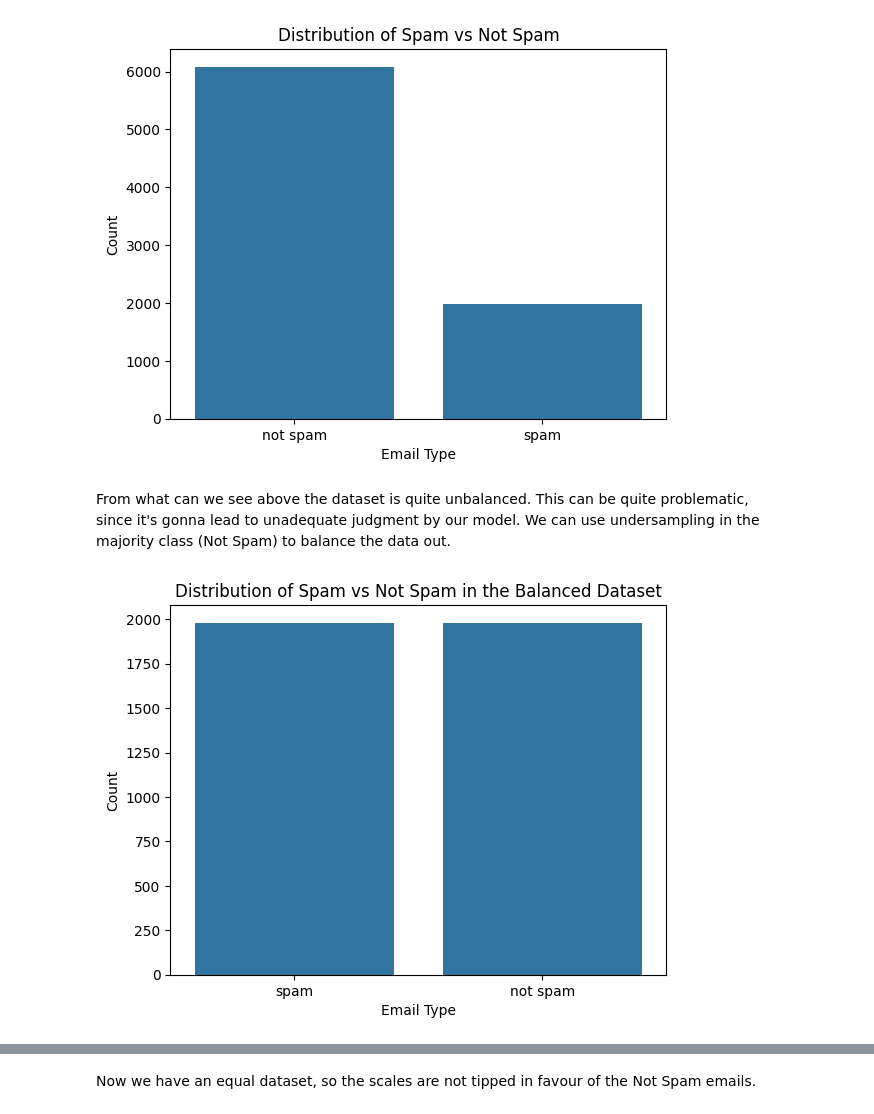
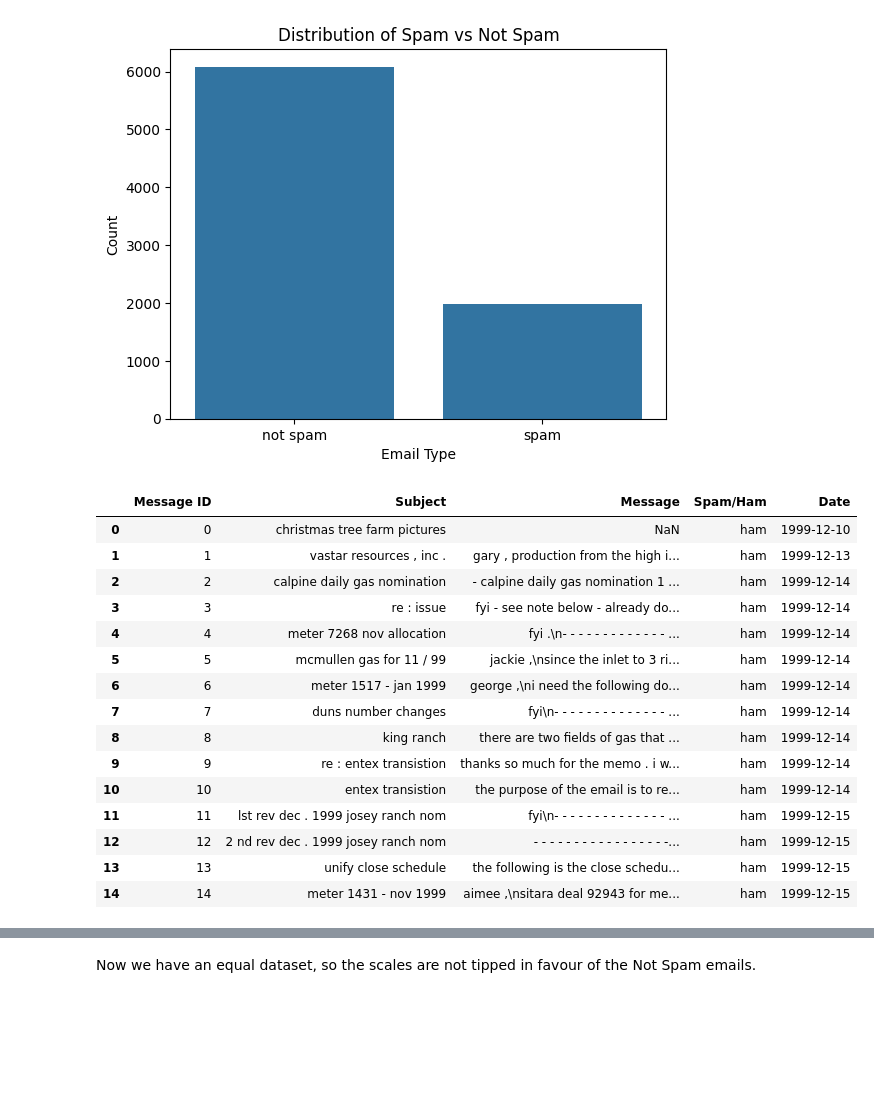
Before and after one commit to KaloyanRakov/Spam-Email-Classifier, a Jupyter notebook: Notebooks/SpamShield.ipynb, the cells around one changed output, grey strips where cells are left out. Cells and saved outputs as stored; diff of their text form; code cells hidden in the pictures; blank space fills up the shorter version.

```diff
--- a/Notebooks/SpamShield.ipynb
+++ b/Notebooks/SpamShield.ipynb
@@ -228,29 +227,24 @@ plt.ylabel("Count")
 plt.show()
 # %% [output]
 [figure]
-# %% [markdown]
-From what can we see above the dataset is quite unbalanced. This can be quite problematic, since it's gonna lead to unadequate judgment by our model. We can use undersampling in the majority class (Not Spam) to balance the data out.
-# %%
-from sklearn.utils import resample
-
-spam_df = combined_df[combined_df['label'] == 'spam']
-not_spam_df = combined_df[combined_df['label'] == 'not spam']
-
-not_spam_downsampled = resample(
-    not_spam_df,
-    replace=False,
-    n_samples=len(spam_df),
-    random_state=42
-)
-
-balanced_df = pd.concat([spam_df, not_spam_downsampled])
-
-balanced_df = balanced_df.sample(frac=1, random_state=42).reset_index(drop=True)
-
-sns.countplot(data=balanced_df, x='label')
-plt.title("Distribution of Spam vs Not Spam in the Balanced Dataset")
-plt.xlabel("Email Type")
-plt.ylabel("Count")
-plt.show()
-# %% [output]
-[figure, removed]
+# %%
+import pandas as pd
+df3 = pd.read_csv("../Datasets/enron_spam_data/enron_spam_data.csv")
+df3.head(15)
+# %% [output]
+|  | Message ID | Subject | Message | Spam/Ham | Date |
+| 0 | 0 | christmas tree farm pictures | NaN | ham | 1999-12-10 |
+| 1 | 1 | vastar resources , inc . | gary , production from the high i... | ham | 1999-12-13 |
+| 2 | 2 | calpine daily gas nomination | - calpine daily gas nomination 1 ... | ham | 1999-12-14 |
+| 3 | 3 | re : issue | fyi - see note below - already do... | ham | 1999-12-14 |
+| 4 | 4 | meter 7268 nov allocation | fyi .\n- - - - - - - - - - - - - ... | ham | 1999-12-14 |
+| 5 | 5 | mcmullen gas for 11 / 99 | jackie ,\nsince the inlet to 3 ri... | ham | 1999-12-14 |
+| 6 | 6 | meter 1517 - jan 1999 | george ,\ni need the following do... | ham | 1999-12-14 |
+| 7 | 7 | duns number changes | fyi\n- - - - - - - - - - - - - - ... | ham | 1999-12-14 |
+| 8 | 8 | king ranch | there are two fields of gas that ... | ham | 1999-12-14 |
+| 9 | 9 | re : entex transistion | thanks so much for the memo . i w... | ham | 1999-12-14 |
+| 10 | 10 | entex transistion | the purpose of the email is to re... | ham | 1999-12-14 |
+| 11 | 11 | lst rev dec . 1999 josey ranch nom | fyi\n- - - - - - - - - - - - - - ... | ham | 1999-12-15 |
+| 12 | 12 | 2 nd rev dec . 1999 josey ranch nom | - - - - - - - - - - - - - - - - -... | ham | 1999-12-15 |
+| 13 | 13 | unify close schedule | the following is the close schedu... | ham | 1999-12-15 |
+| 14 | 14 | meter 1431 - nov 1999 | aimee ,\nsitara deal 92943 for me... | ham | 1999-12-15 |
```
Also changed, not shown: parts of 9 cells of this notebook, 2 other files.
